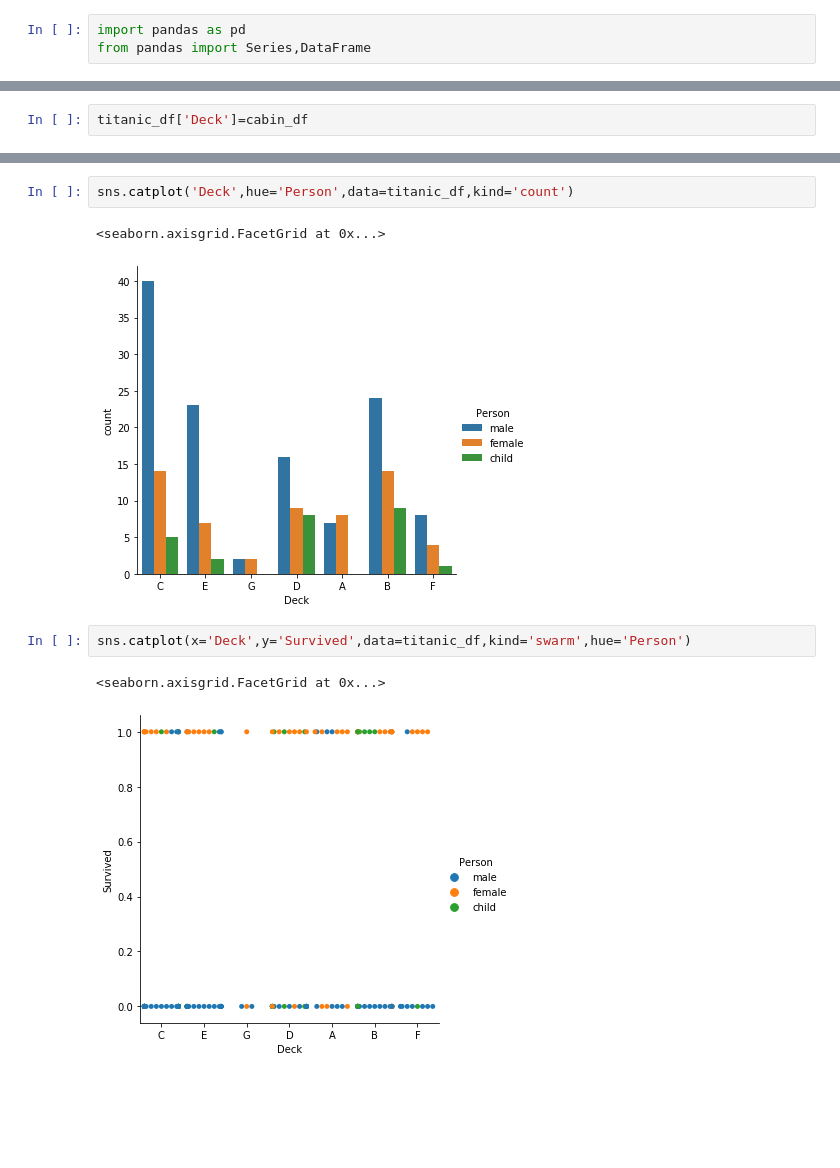
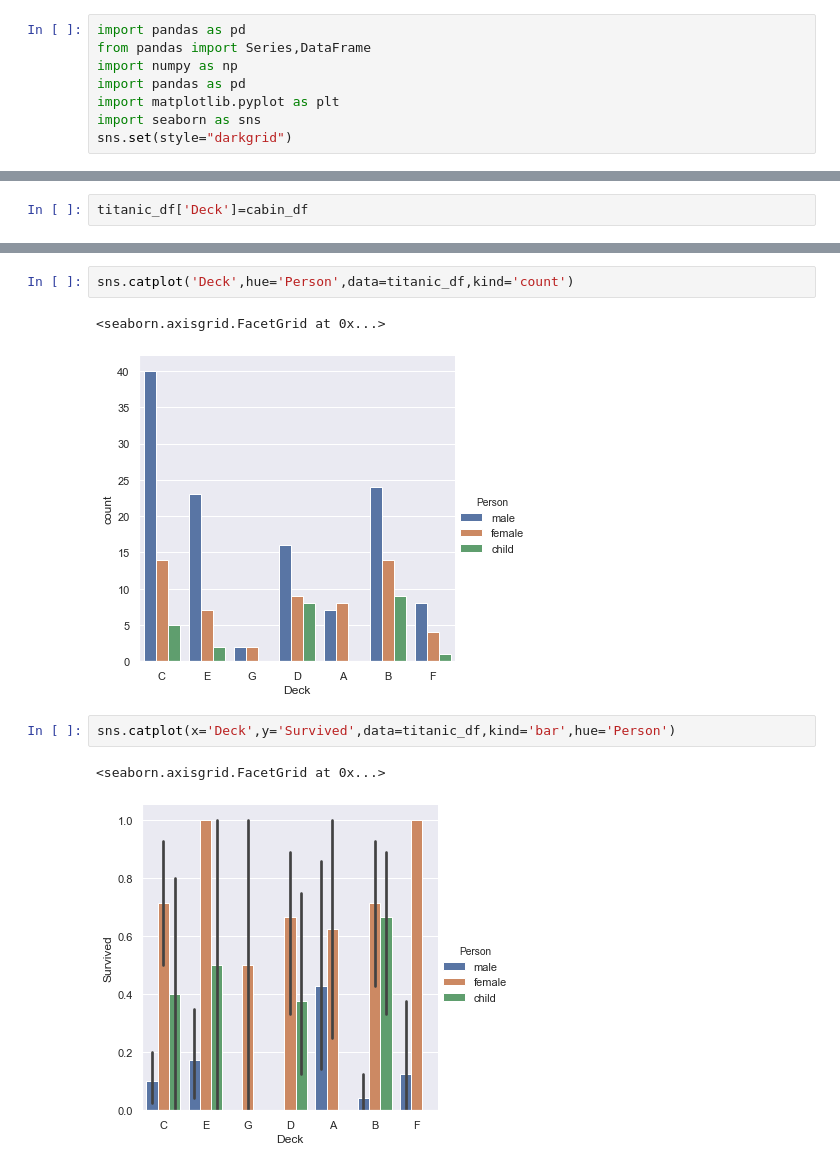
Before and after one commit to vivek-pathania/titanic, a Jupyter notebook: Data Project-Titanic .ipynb, the cells around one changed output, grey strips where cells are left out. Cells and saved outputs as stored; diff of their text form; blank space fills up the shorter version.

```diff
--- a/Data Project-Titanic .ipynb
+++ b/Data Project-Titanic .ipynb
@@ -1,6 +1,11 @@
 # %%
 import pandas as pd
 from pandas import Series,DataFrame
+import numpy as np
+import pandas as pd
+import matplotlib.pyplot as plt
+import seaborn as sns
+sns.set(style="darkgrid")
 # %%
 titanic_df=pd.read_csv('train.csv')
 # %%
@@ -310,12 +315,12 @@ a
 sns.catplot('Deck',hue='Person',data=titanic_df,kind='count')
 # %% [output]
 <seaborn.axisgrid.FacetGrid at 0x...>
-[figure, old version]
+[figure, new version]
 # %%
-sns.catplot(x='Deck',y='Survived',data=titanic_df,kind='swarm',hue='Person')
+sns.catplot(x='Deck',y='Survived',data=titanic_df,kind='bar',hue='Person')
 # %% [output]
 <seaborn.axisgrid.FacetGrid at 0x...>
-[figure, old version]
+[figure, new version]
 # %%
 sns.catplot('Alone',data=titanic_df,kind='count',hue='Survivor')
 # %% [output]
```
Also changed, not shown: parts of 28 cells of this notebook.
